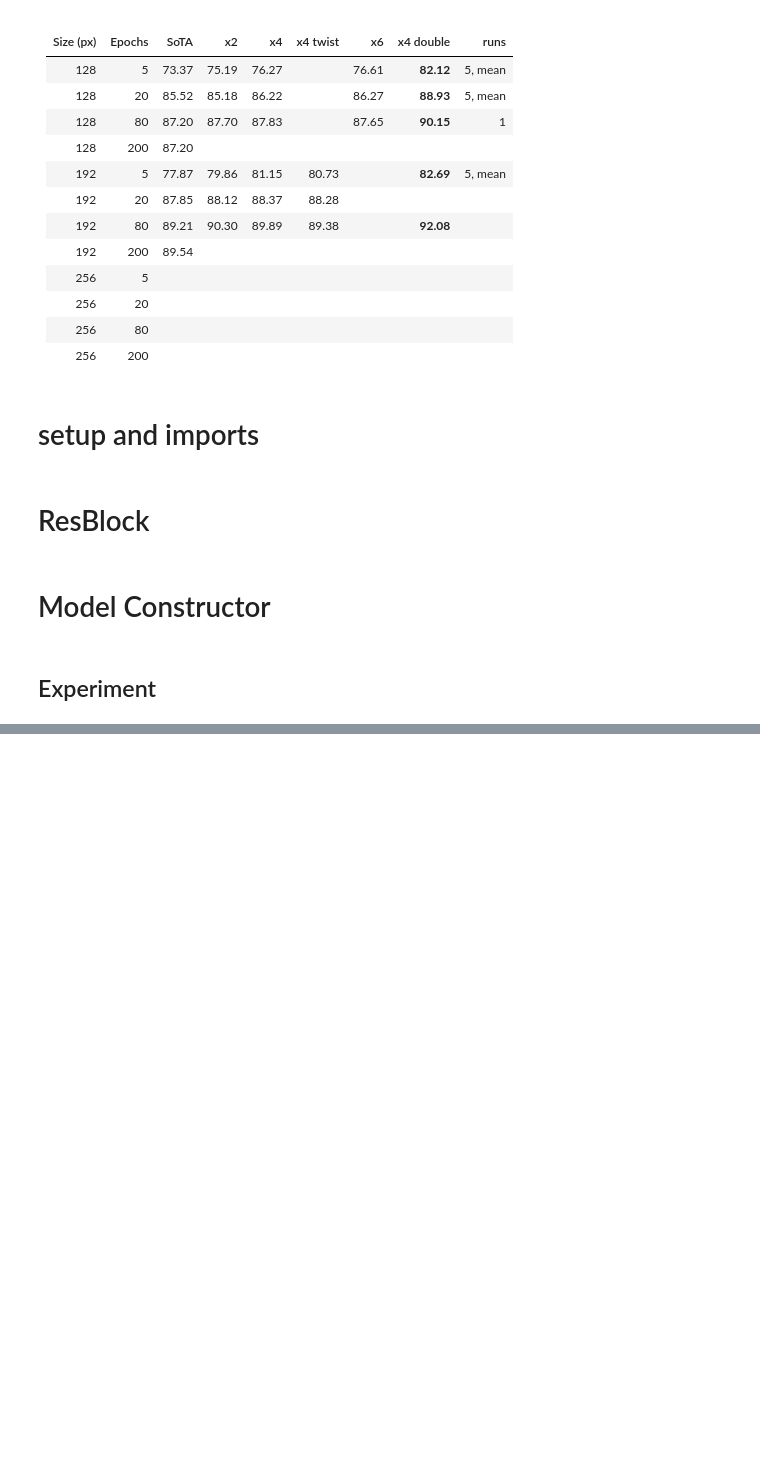
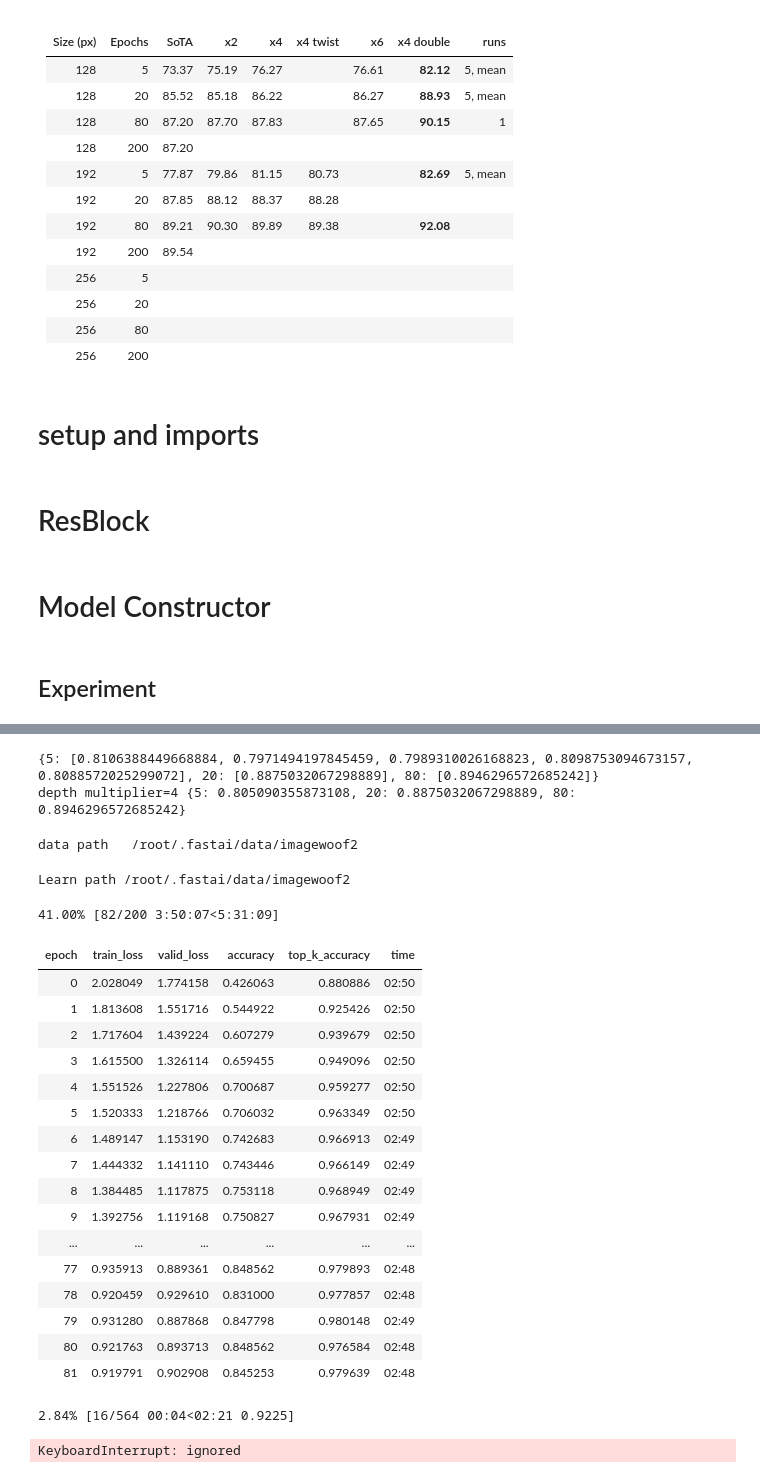
Before and after one commit to BoaEi/imagenette_experiments, a Jupyter notebook: ResNet_twist.ipynb, the cells around one changed output, grey strips where cells are left out. Cells and saved outputs as stored; diff of their text form; code cells hidden in the pictures; blank space fills up the shorter version.

```diff
--- a/ResNet_twist.ipynb
+++ b/ResNet_twist.ipynb
@@ -53,29 +53,22 @@ class MnM(nn.Module): # Mix and Multiply
         super().__init__()
         self.channels = channels
         self.gs = group_size
-        n = channels
-        self.conv = nn.Conv2d(n, n*4, 1, groups=n, bias=True)
-        self.mask = torch.zeros((n,n,1,1))
-        for i in range(channels//group_size):
-            self.mask[i*2:(i+1)*2,i*2:(i+1)*2] = 1
+        n = channels//group_size*2
+        self.conv = nn.Conv2d(n, n*2, 1, groups=n, bias=True)
         self.XY = None
 
     def forward(self, x):
         N,C,H,W = x.size()
-        # x1 = x.view(N,C//dm,dm,H,W)[:,:,:dm-2].reshape(N,C//dm*(dm-2),H,W)
-        # x2 = x.view(N,C//dm,dm,H,W)[:,:,-2:].reshape(N,C//dm*2,H,W)
+        # x1 = x.view(N,-1,self.gs,H,W)[:,:,:-2].reshape(N,-1,H,W)
+        x2 = x.view(N,-1,self.gs,H,W)[:,:,-2:].reshape(N,-1,H,W)
         if self.XY is None:
             XX = torch.from_numpy(np.indices((1,H,W))[2]*2/W-1)
             YY = torch.from_numpy(np.indices((1,H,W))[1]*2/H-1)
-            ones = torch.ones((self.gs-2,H,W))
-            g = self.channels*2 #//self.gs*2
+            g = self.channels//self.gs*2
             self.XY = torch.cat([XX,YY]*g, dim=0).to(x.device).type(x.dtype)
-            # self.XY = XY.unsqueeze(0).expand(self.channels//self.gs,self.gs,H,W).reshape(self.channels,H,W)
-            self.mask = self.mask.to(x.device).type(x.dtype)
-        # self.conv.weight.data = self.mask * self.conv.weight
-        twist = self.conv(x)*self.XY
-        twist = torch.sum(twist.view(N,-1,4,H,W), dim=2)
-        return twist # torch.cat([x1, twist], dim=1)
+        twist = self.conv(x2)*self.XY
+        twist = torch.sum(twist.view(N,-1,2,2,H,W), dim=2).reshape(N,-1,H,W)
+        return torch.cat([x, twist], dim=1)
 # %%
 class NewLayer(nn.Sequential):
     """Basic conv layers block"""
@@ -92,8 +85,6 @@ class NewLayer(nn.Sequential):
         else:
           layers = [('Conv{}x{}'.format(ks,ks),
                       nn.Conv2d(ni, nf, ks, stride=stride, padding=padding, bias=bias, groups=groups))]
-          if ks==3:
-            layers += [('MnM', MnM(nf, dm))]
 
         act_bn = [('act_fn', act_fn)] if act else []
         if bn_layer:
@@ -118,7 +109,8 @@ class NewResBlock(Module):
                    # (f"conv_1", conv_layer(nh, nh, 3, act_fn=act_fn, bn_1st=bn_1st)),
                    # (f"conv_1", conv_layer(nh, nh*dm, 3, groups=nh, act_fn=act_fn, bn_1st=bn_1st)),
                    (f"conv_1", conv_layer(nh, nh*dm, 3, groups=nh, act=False, bn_layer=False)),
-                   (f"conv_2", conv_layer(nh*dm, nf, 1, zero_bn=zero_bn, act=False, bn_1st=bn_1st))
+                   (f"MnM", MnM(nf, dm)),
+                   (f"conv_2", conv_layer(nh*(dm+2), nf, 1, zero_bn=zero_bn, act=False, bn_1st=bn_1st))
         ]
         if sa: layers.append(('sa', SimpleSelfAttention(nf,ks=1,sym=sym)))
         self.convs = nn.Sequential(OrderedDict(layers))
@@ -141,3 +133,14 @@ model.act_fn = Mish()
 model.sa = True
 # %% [markdown]
 ## Experiment
+# %%
+dm = 4
+res = dict()
+for ep in [5]*5 + [20] + [80]:
+    mixup=0 if ep<=20 else 0.2
+    learn = get_learn(model=model, size=192, bs=16, mixup=mixup)
+    learn.fit_fc(ep, lr=4e-3, moms=(0.95,0.95), start_pct=0.72)
+    acc = learn.recorder.metrics[-1][0].item()
+    res[ep] = [acc] if ep not in res else res[ep] + [acc]
+    print('{} epochs: {} ({} runs)'.format(ep, sum(res[ep])/len(res[ep]), len(res[ep])))
+print('depth multiplier={}'.format(dm), {ep: sum(res[ep])/len(res[ep]) for ep in res})
@@ -144,14 +184,40 @@ model.sa = True
+# %%
+print(res)
+print('depth multiplier={}'.format(dm), {e: sum(res[e])/len(res[e]) for e in res})
+# %% [output]
+{5: [0.8106388449668884, 0.7971494197845459, 0.7989310026168823, 0.8098753094673157, 0.8088572025299072], 20: [0.8875032067298889], 80: [0.8946296572685242]}
+depth multiplier=4 {5: 0.805090355873108, 20: 0.8875032067298889, 80: 0.8946296572685242}
 # %%
-dm = 4
-res = dict()
-for e in [5]*5 + [20] + [80]:
+for e in [200]: #*5 + [20] + [80]:
   mixup=0 if e<=20 else 0.2
   learn = get_learn(model=model, size=192, bs=16, mixup=mixup)
   learn.fit_fc(e, lr=4e-3, moms=(0.95,0.95), start_pct=0.72)
   acc = learn.recorder.metrics[-1][0].item()
   if e in res:
     res[e] += [acc]
   else:
     res[e] = [acc]
   print('{} epochs: {} ({} runs)'.format(e, sum(res[e])/len(res[e]), len(res[e])))
-print('depth multiplier={}'.format(dm), {e: sum(res[e])/len(res[e]) for e in res})
+# %% [output]
+data path   /root/.fastai/data/imagewoof2
+Learn path /root/.fastai/data/imagewoof2
+41.00% [82/200 3:50:07<5:31:09]
+| epoch | train_loss | valid_loss | accuracy | top_k_accuracy | time |
+| 0 | 2.028049 | 1.774158 | 0.426063 | 0.880886 | 02:50 |
+| 1 | 1.813608 | 1.551716 | 0.544922 | 0.925426 | 02:50 |
+| 2 | 1.717604 | 1.439224 | 0.607279 | 0.939679 | 02:50 |
+| 3 | 1.615500 | 1.326114 | 0.659455 | 0.949096 | 02:50 |
+| 4 | 1.551526 | 1.227806 | 0.700687 | 0.959277 | 02:50 |
+| 5 | 1.520333 | 1.218766 | 0.706032 | 0.963349 | 02:50 |
+| 6 | 1.489147 | 1.153190 | 0.742683 | 0.966913 | 02:49 |
+| 7 | 1.444332 | 1.141110 | 0.743446 | 0.966149 | 02:49 |
+| 8 | 1.384485 | 1.117875 | 0.753118 | 0.968949 | 02:49 |
+| 9 | 1.392756 | 1.119168 | 0.750827 | 0.967931 | 02:49 |
+| ... | ... | ... | ... | ... | ... |
+| 77 | 0.935913 | 0.889361 | 0.848562 | 0.979893 | 02:48 |
+| 78 | 0.920459 | 0.929610 | 0.831000 | 0.977857 | 02:48 |
+| 79 | 0.931280 | 0.887868 | 0.847798 | 0.980148 | 02:49 |
+| 80 | 0.921763 | 0.893713 | 0.848562 | 0.976584 | 02:48 |
+| 81 | 0.919791 | 0.902908 | 0.845253 | 0.979639 | 02:48 |
+2.84% [16/564 00:04<02:21 0.9225]
+KeyboardInterrupt: ignored
```
Also changed, not shown: parts of 1 cell of this notebook.
